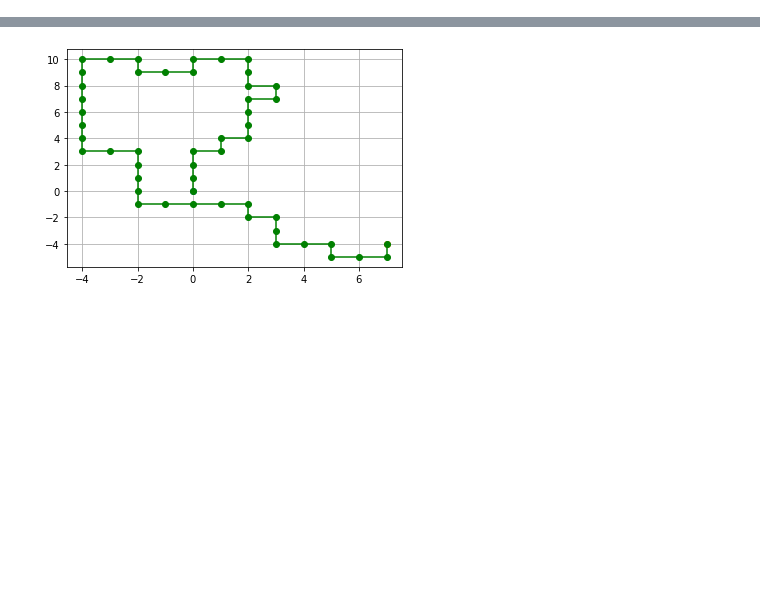
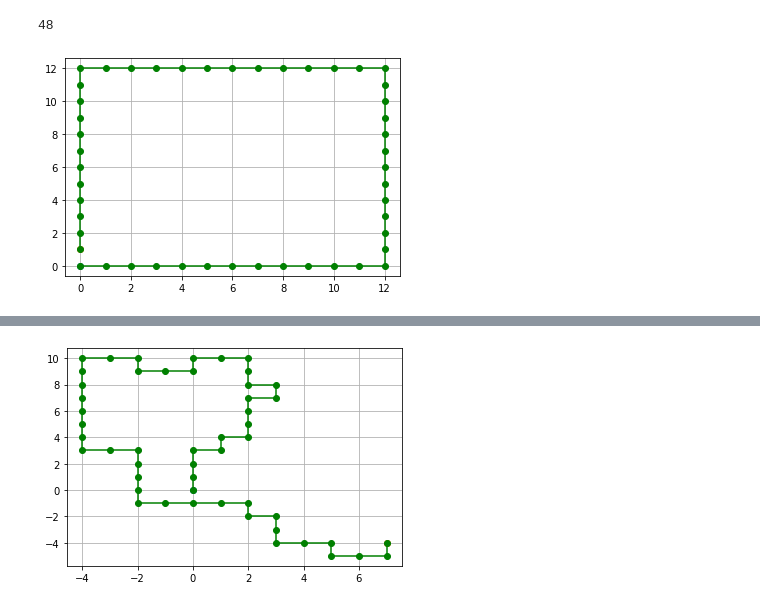
Before and after one commit to MoskalenkoRomanBorisovich/Ising-on-random-conformation, a Jupyter notebook: Ising_on_random_conformation.ipynb, the cells around one changed output, grey strips where cells are left out. Saved outputs shown, nothing was run; the diff lists cells and outputs as text; code cells hidden in the pictures; blank space fills up the shorter version.

```diff
--- a/Ising_on_random_conformation.ipynb
+++ b/Ising_on_random_conformation.ipynb
@@ -74,0 +55,16 @@ import cy_ising
+# %%
+def square_1D(side_L):
+    struct = []
+    for i in range(side_L):
+        struct += [[i, 0]]
+
+    for i in range(1, side_L):
+        struct += [[side_L-1, i]]
+
+    for i in range(side_L - 2, -1, -1):
+        struct += [[i, side_L-1]]
+
+    for i in range(side_L-2, 0, -1):
+        struct += [[0, i]]
+
+    return struct
@@ -74,0 +118,7 @@ import cy_ising
+# %%
+struct_1D = square_1D(13)
+print(len(struct_1D))
+draw_conformation(struct_1D)
+# %% [output]
+48
+[figure, added]
```
Also changed, not shown: parts of 25 cells of this notebook.
